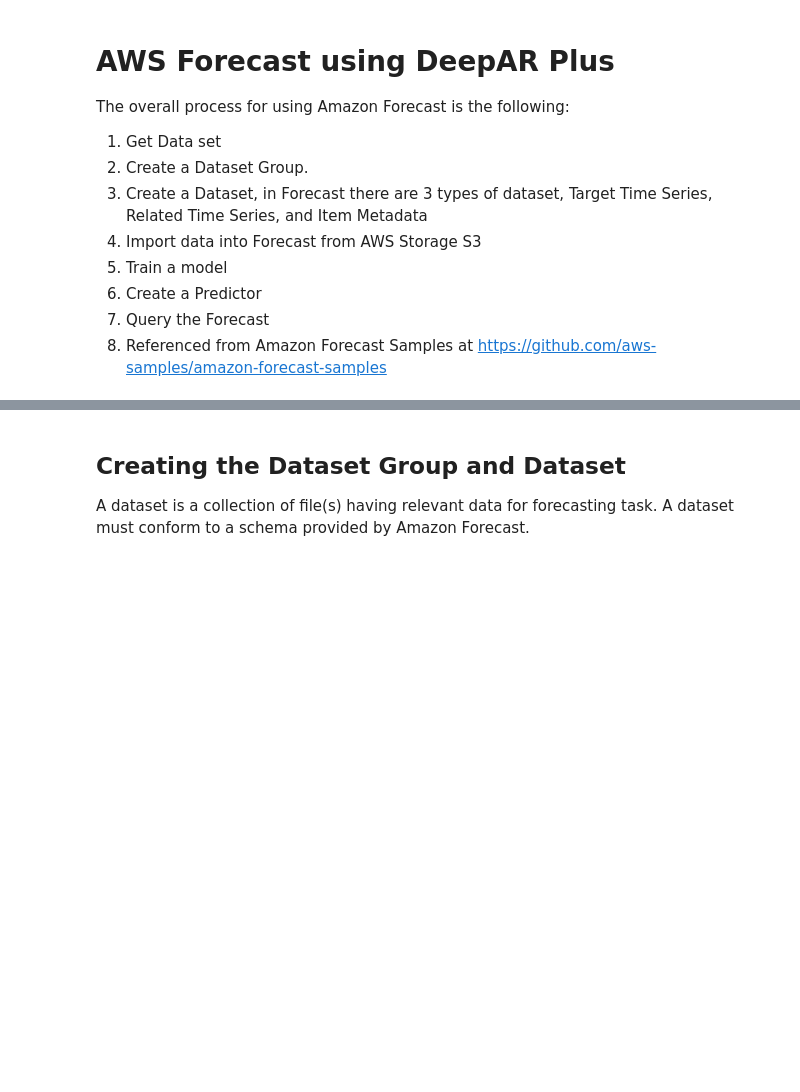
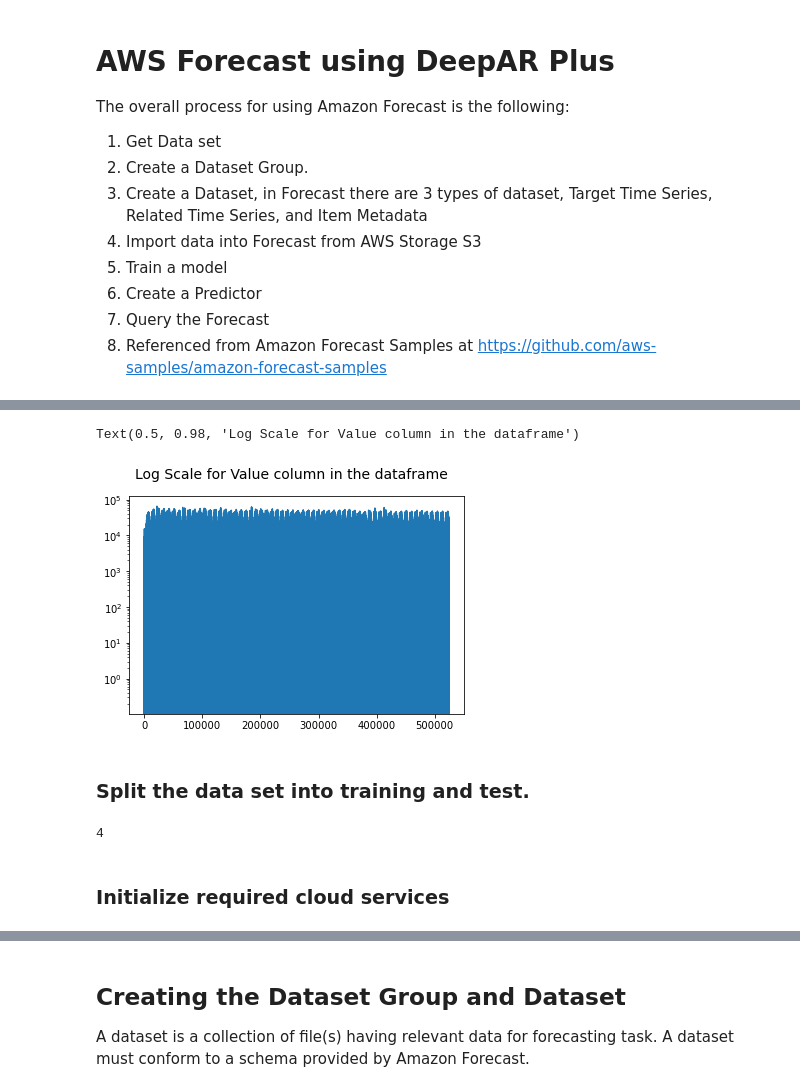
Before and after one commit to cloudmesh-community/sp20-516-255, a Jupyter notebook: Cloudmesh-OpenAPI/AWSForecast/AWSForecastDeepARPlus.ipynb, the cells around one changed output, grey strips where cells are left out. Saved outputs shown, nothing was run; the diff lists cells and outputs as text; code cells hidden in the pictures; blank space fills up the shorter version.

```diff
--- a/Cloudmesh-OpenAPI/AWSForecast/AWSForecastDeepARPlus.ipynb
+++ b/Cloudmesh-OpenAPI/AWSForecast/AWSForecastDeepARPlus.ipynb
@@ -21,0 +30,4 @@ import numpy as np
+# %%
+df = pd.read_csv("data.csv", dtype = object, names=['timestamp','value','item_id'], skiprows=1)
+df.value=df.value.astype(float)
+df.head(3)
@@ -21,0 +39,11 @@ import numpy as np
+# %%
+def updatedf(x,setval):
+    if x < 0 :
+        x=setval
+    return x
+
+def updateNan(x):
+    return x.fillna(0)
+# %%
+df['value'] = df['value'].apply(lambda x: updatedf(x,0))
+df.head()
@@ -21,0 +57,3 @@ import numpy as np
+# %%
+df = df.apply(lambda x: updateNan(x))
+df.head()
@@ -21,0 +69,10 @@ import numpy as np
+# %%
+fig=plt.figure()
+plt.yscale("log")
+plt.plot(df['value'])
+fig.suptitle('Log Scale for Value column in the dataframe', fontsize=14)
+# %% [output]
+Text(0.5, 0.98, 'Log Scale for Value column in the dataframe')
+[figure, added]
+# %% [markdown]
+### Split the data set into training and test.
@@ -22,3 +88,16 @@ import numpy as np
+# %%
+StopWatch.start('to_csv')
+
+train_df.to_csv("aiservices-train.csv", header=False, index=False)
+test_df.to_csv("aiservices-test.csv", header=False, index=False)
+
+StopWatch.stop('to_csv')
+
+print (StopWatch.get('to_csv'))
+# %% [output]
+4
+# %% [markdown]
+### Initialize required cloud services
 # %%
 region='us-east-1'
 session = boto3.Session(region_name=region)
```
Also changed, not shown: parts of 65 cells of this notebook, 1 other file.
